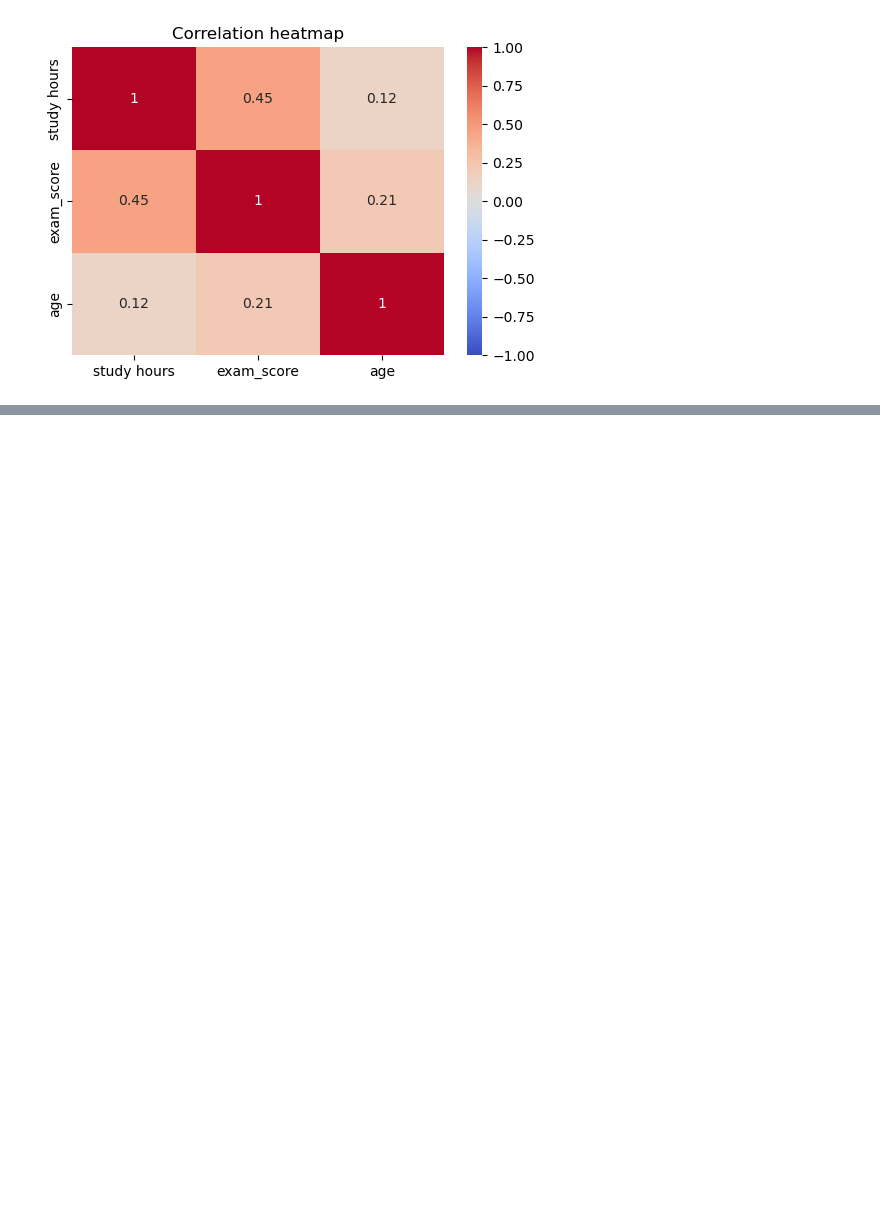
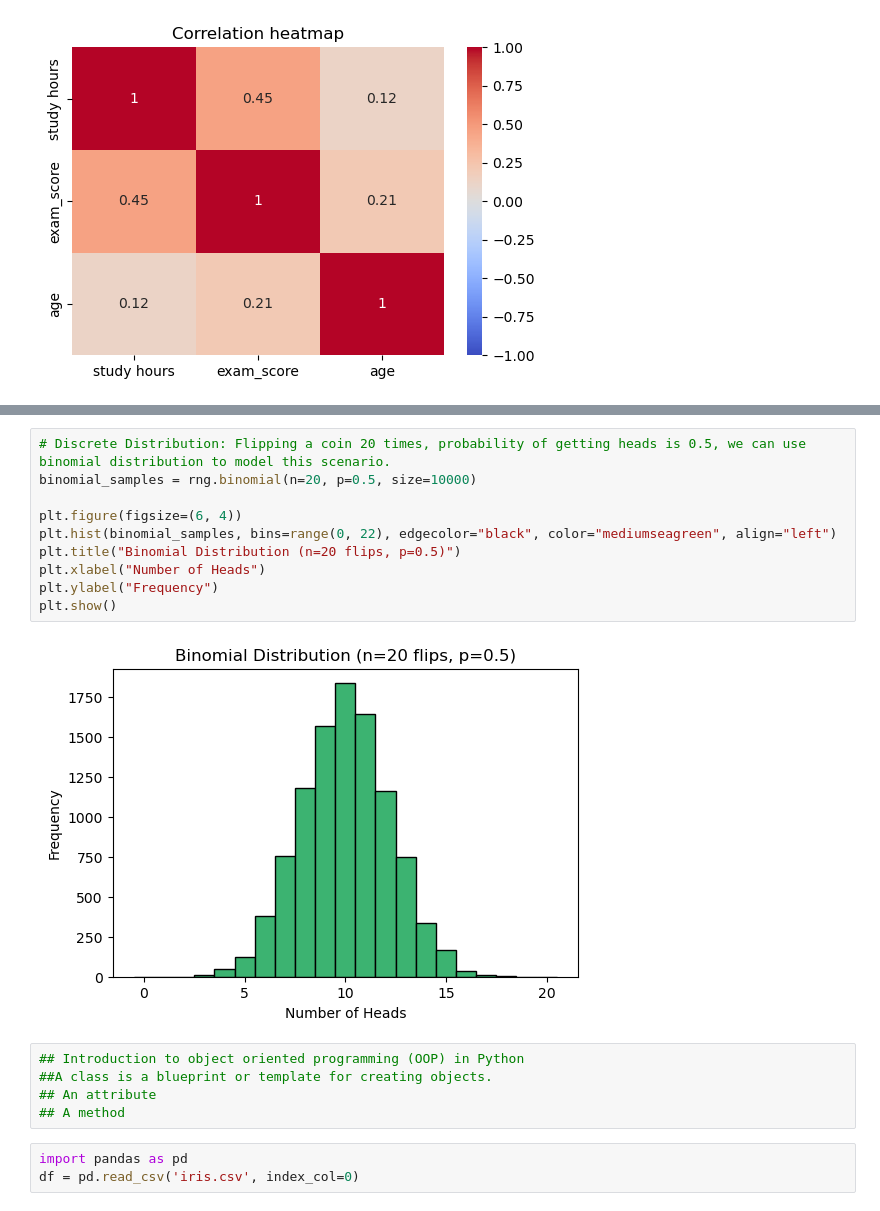
Before and after one commit to audiokello-hue/Testproject, a Jupyter notebook: coursework.ipynb, the cells around one changed output, grey strips where cells are left out. Drawn from its saved outputs; the diff is of its cells as text; blank space fills up the shorter version.

```diff
--- a/coursework.ipynb
+++ b/coursework.ipynb
@@ -165,0 +211,20 @@ NameError: name 'df' is not defined
+# %%
+# Discrete Distribution: Flipping a coin 20 times, probability of getting heads is 0.5, we can use binomial distribution to model this scenario.
+binomial_samples = rng.binomial(n=20, p=0.5, size=10000)
+
+plt.figure(figsize=(6, 4))
+plt.hist(binomial_samples, bins=range(0, 22), edgecolor="black", color="mediumseagreen", align="left")
+plt.title("Binomial Distribution (n=20 flips, p=0.5)")
+plt.xlabel("Number of Heads")
+plt.ylabel("Frequency")
+plt.show()
+# %% [output]
+[figure, added]
+# %%
+## Introduction to object oriented programming (OOP) in Python
+##A class is a blueprint or template for creating objects.
+## An attribute
+## A method
+# %%
+import pandas as pd
+df = pd.read_csv('iris.csv', index_col=0)
```
Also changed, not shown: parts of 16 cells of this notebook.
